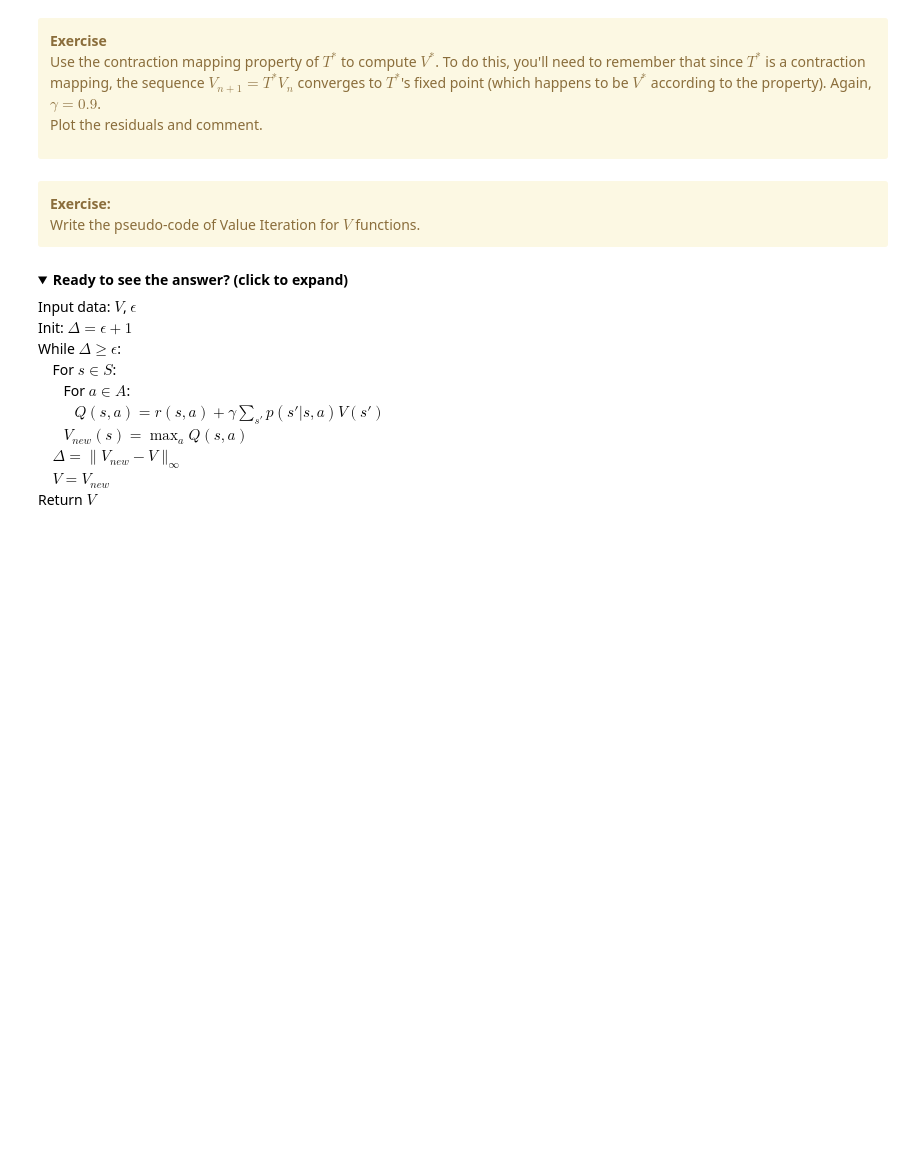
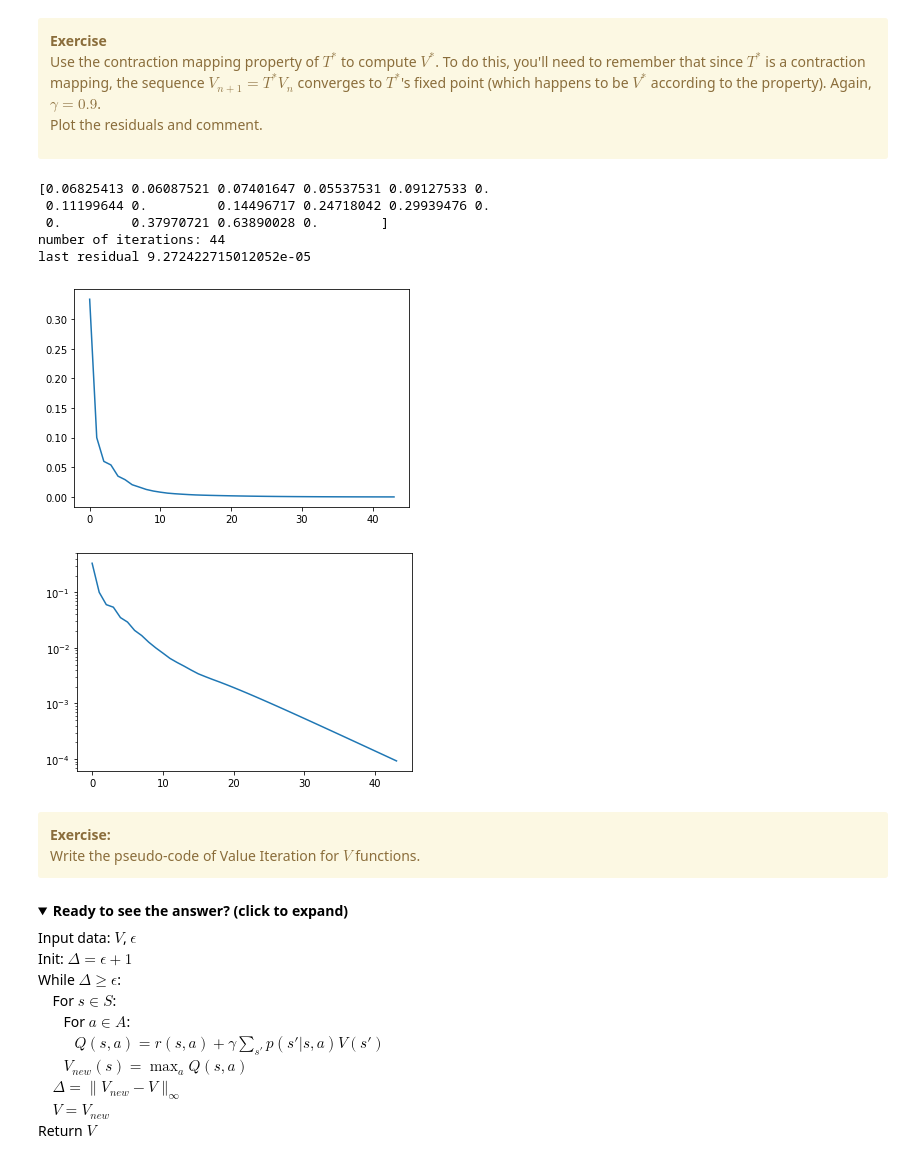
Before and after one commit to SupaeroDataScience/reinforcement-learning, a Jupyter notebook: notebooks/RL1 - RL fundamentals (2022).ipynb, the cells around one changed output. Drawn from its saved outputs; the diff is of its cells as text; code cells hidden in the pictures; folded sections open; blank space fills up the shorter version.

```diff
--- a/notebooks/RL1 - RL fundamentals (2022).ipynb
+++ b/notebooks/RL1 - RL fundamentals (2022).ipynb
@@ -1352,3 +1749,56 @@ Plot the residuals and comment.
+# %%
+# %load solutions/RL2_exercise7.py
+### WRITE YOUR CODE HERE
+# If you get stuck, uncomment the line above to load a correction in this cell (then you can execute this code).
+
+import gym
+import gym.envs.toy_text.frozen_lake as fl
+import numpy as np
+%matplotlib inline
+import matplotlib.pyplot as plt
+
+env = gym.make('FrozenLake-v0')
+gamma = 0.9
+
+def vf_optim(V, epsilon, max_iter):
+    W = np.copy(V)
+    residuals = np.zeros((max_iter))
+    for i in range(max_iter):
+        for s in range(env.observation_space.n):
+            Q = np.zeros((env.action_space.n))
+            for a in range(env.action_space.n):
+                outcomes = env.unwrapped.P[s][a]
+                for o in outcomes:
+                    p  = o[0]
+                    s2 = o[1]
+                    r  = o[2]
+                    Q[a] += p*(r+gamma*V[s2])
+            W[s] = np.max(Q)
+            #print(W[s])
+        residuals[i] = np.max(np.abs(W-V))
+        #print("abs", np.abs(W-V))
+        np.copyto(V,W)
+        if residuals[i]<epsilon:
+            residuals = residuals[:i+1]
+            break
+    return V, residuals
+
+Vinit = np.zeros((env.observation_space.n))
+Vstar, residuals = vf_optim(Vinit, 1e-4, 10000)
+print(Vstar)
+plt.plot(residuals)
+plt.figure()
+plt.semilogy(residuals)
+print("number of iterations:", residuals.size)
+print("last residual", residuals[-1])
+# %% [output]
+[0.06825413 0.06087521 0.07401647 0.05537531 0.09127533 0.
+ 0.11199644 0.         0.14496717 0.24718042 0.29939476 0.
+ 0.         0.37970721 0.63890028 0.        ]
+number of iterations: 44
+last residual 9.272422715012052e-05
+[figure, added]
+[figure, added]
 # %% [markdown]
 <div class="alert alert-warning"><b>Exercise:</b><br>
 Write the pseudo-code of Value Iteration for $V$ functions.
```
Also changed, not shown: parts of 52 cells of this notebook, 3 other files.
